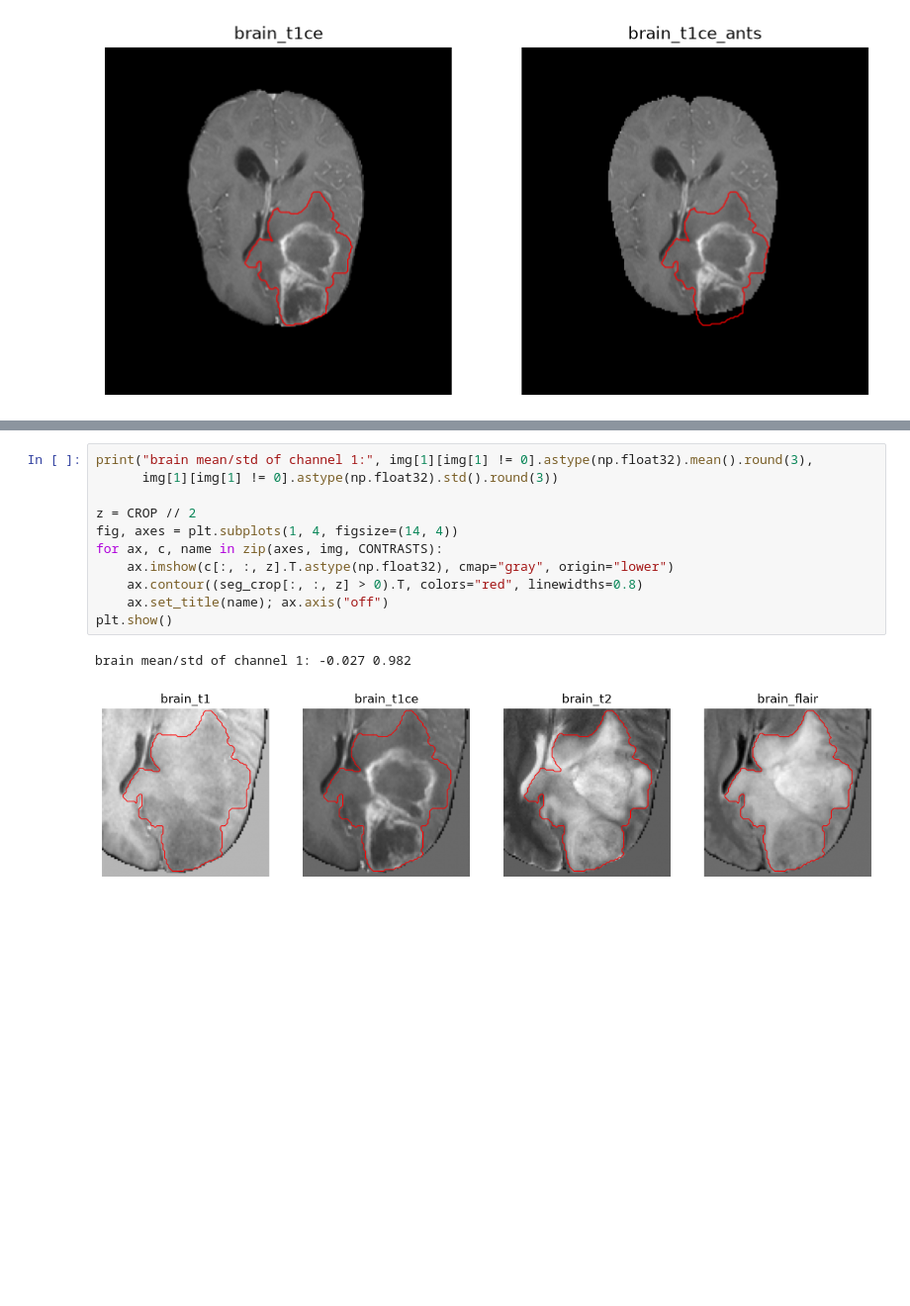
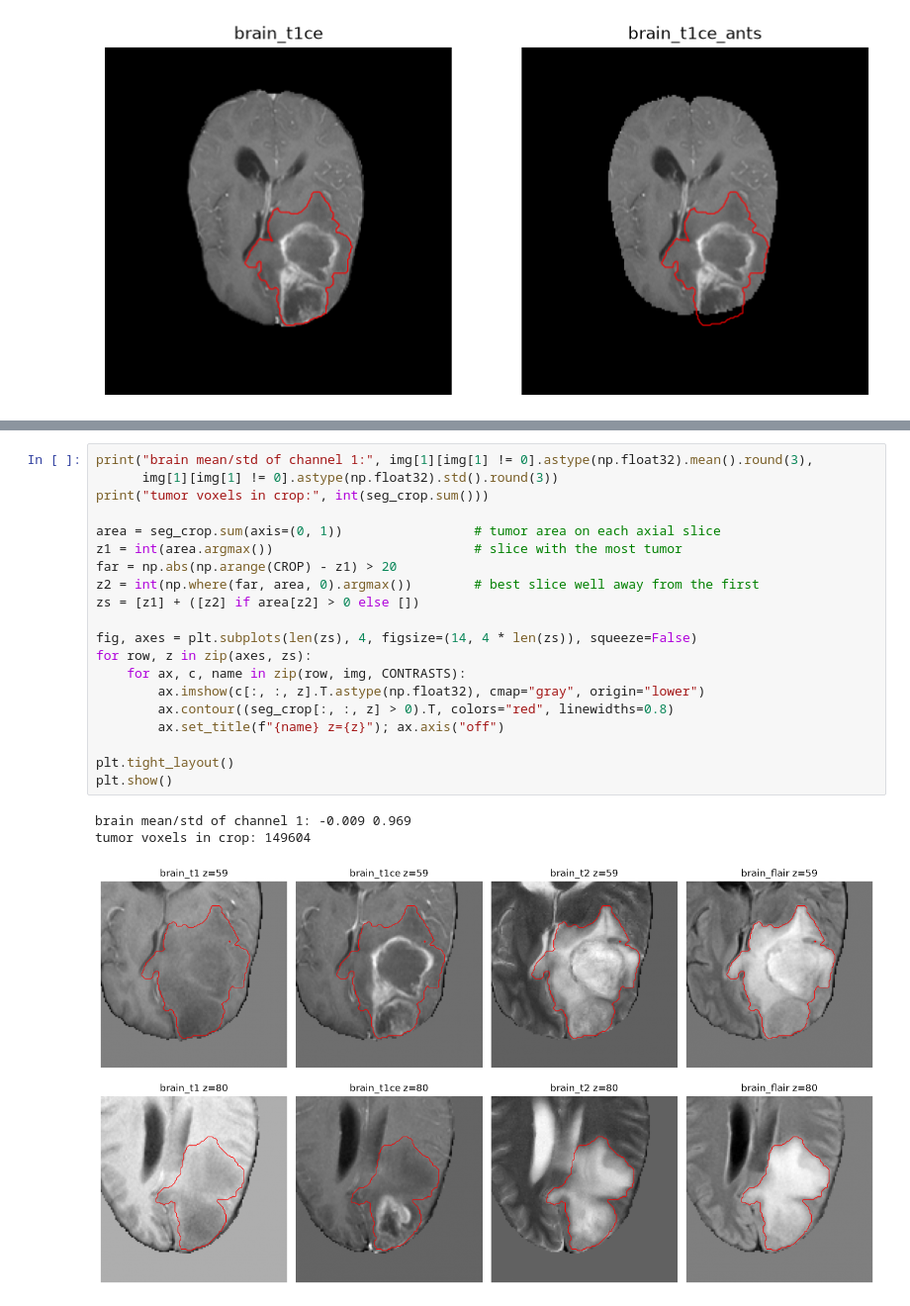
Before and after one commit to javencp/gliomas-idh-mri-prediction, a Jupyter notebook: Notebooks/00_inspect_one_patient.ipynb, the cells around one changed output, grey strips where cells are left out. Shown at 99% size. Saved outputs shown, nothing was run; the diff lists cells and outputs as text; blank space fills up the shorter version.

```diff
--- a/Notebooks/00_inspect_one_patient.ipynb
+++ b/Notebooks/00_inspect_one_patient.ipynb
@@ -159,14 +163,24 @@ Prints the mean and standard deviation of the nonzero voxels in channel 1 (T1ce)
 # %%
 print("brain mean/std of channel 1:", img[1][img[1] != 0].astype(np.float32).mean().round(3),
       img[1][img[1] != 0].astype(np.float32).std().round(3))
+print("tumor voxels in crop:", int(seg_crop.sum()))
 
-z = CROP // 2
-fig, axes = plt.subplots(1, 4, figsize=(14, 4))
-for ax, c, name in zip(axes, img, CONTRASTS):
-    ax.imshow(c[:, :, z].T.astype(np.float32), cmap="gray", origin="lower")
-    ax.contour((seg_crop[:, :, z] > 0).T, colors="red", linewidths=0.8)
-    ax.set_title(name); ax.axis("off")
+area = seg_crop.sum(axis=(0, 1))                 # tumor area on each axial slice
+z1 = int(area.argmax())                          # slice with the most tumor
+far = np.abs(np.arange(CROP) - z1) > 20
+z2 = int(np.where(far, area, 0).argmax())        # best slice well away from the first
+zs = [z1] + ([z2] if area[z2] > 0 else [])
+
+fig, axes = plt.subplots(len(zs), 4, figsize=(14, 4 * len(zs)), squeeze=False)
+for row, z in zip(axes, zs):
+    for ax, c, name in zip(row, img, CONTRASTS):
+        ax.imshow(c[:, :, z].T.astype(np.float32), cmap="gray", origin="lower")
+        ax.contour((seg_crop[:, :, z] > 0).T, colors="red", linewidths=0.8)
+        ax.set_title(f"{name} z={z}"); ax.axis("off")
+
+plt.tight_layout()
 plt.show()
 # %% [output]
-brain mean/std of channel 1: -0.027 0.982
+brain mean/std of channel 1: -0.009 0.969
+tumor voxels in crop: 149604
-[figure, old version]
+[figure, new version]
```
Also changed, not shown: parts of 4 cells of this notebook, 2 other files.
